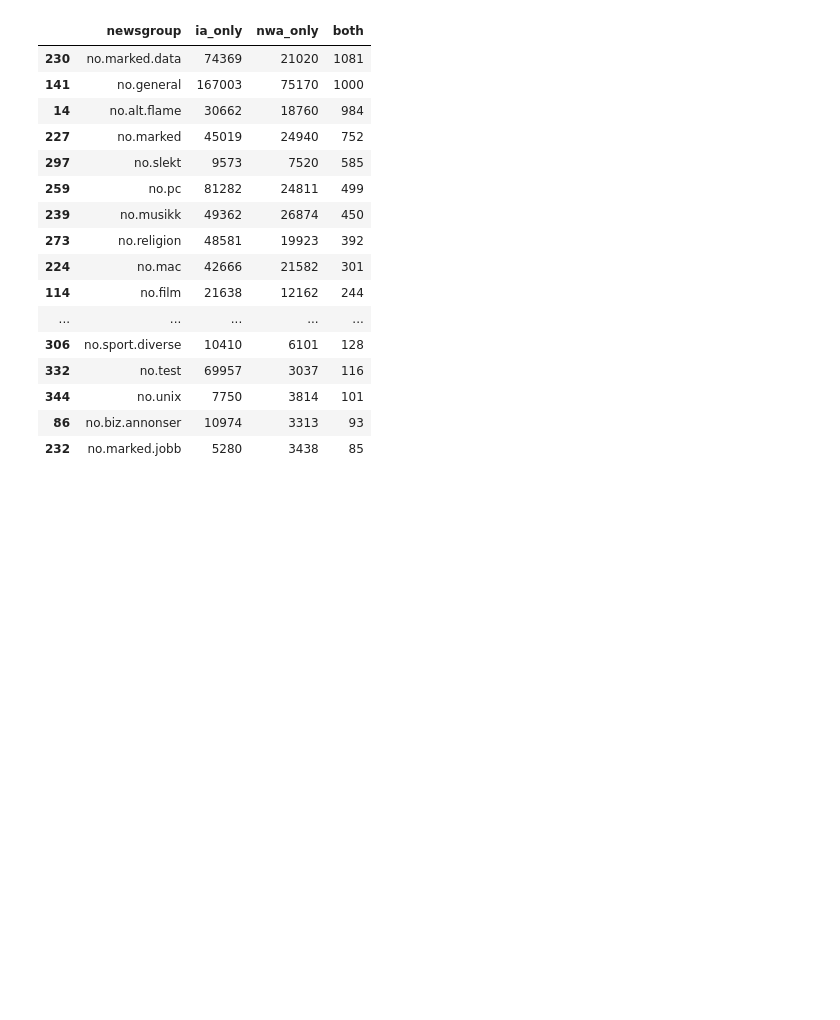
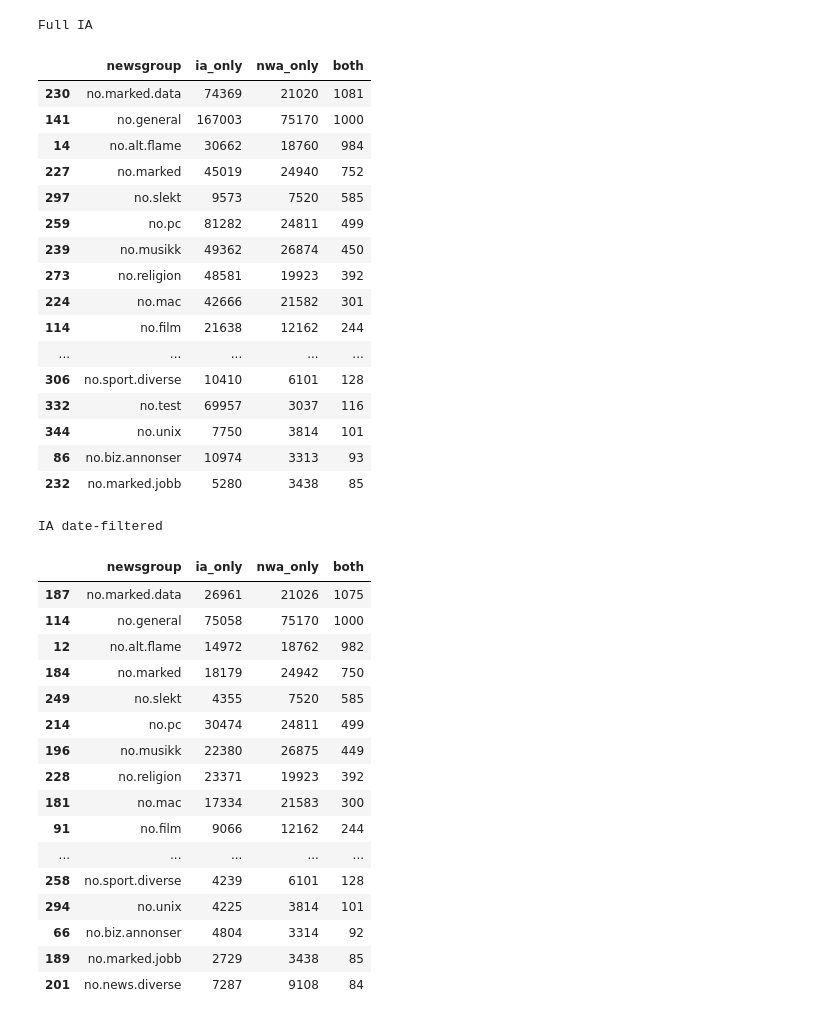
Before and after one commit to NationalLibraryOfNorway/norwegian_usenet, a Jupyter notebook: notebooks/compare_ia_nwa_content.ipynb, the cells around one changed output. Cells and saved outputs as stored; diff of their text form; code cells hidden in the pictures; blank space fills up the shorter version.

```diff
--- a/notebooks/compare_ia_nwa_content.ipynb
+++ b/notebooks/compare_ia_nwa_content.ipynb
@@ -5,24 +17,42 @@ from matplotlib_venn import venn2
 # %%
-df = pd.read_csv("../data/ia_nwa_content_comparison.csv").sort_values(
-    "both", ascending=False
-)
-df.head(20)
+for label, df in [("Full IA", full), ("IA date-filtered", filtered)]:
+    print(f"\n{label}")
+    display(df.head(20))
 # %% [output]
+Full IA
 |  | newsgroup | ia_only | nwa_only | both |
 | 230 | no.marked.data | 74369 | 21020 | 1081 |
 | 141 | no.general | 167003 | 75170 | 1000 |
 | 14 | no.alt.flame | 30662 | 18760 | 984 |
 | 227 | no.marked | 45019 | 24940 | 752 |
 | 297 | no.slekt | 9573 | 7520 | 585 |
 | 259 | no.pc | 81282 | 24811 | 499 |
 | 239 | no.musikk | 49362 | 26874 | 450 |
 | 273 | no.religion | 48581 | 19923 | 392 |
 | 224 | no.mac | 42666 | 21582 | 301 |
 | 114 | no.film | 21638 | 12162 | 244 |
 | ... | ... | ... | ... | ... |
 | 306 | no.sport.diverse | 10410 | 6101 | 128 |
 | 332 | no.test | 69957 | 3037 | 116 |
 | 344 | no.unix | 7750 | 3814 | 101 |
 | 86 | no.biz.annonser | 10974 | 3313 | 93 |
 | 232 | no.marked.jobb | 5280 | 3438 | 85 |
+IA date-filtered
+|  | newsgroup | ia_only | nwa_only | both |
+| 187 | no.marked.data | 26961 | 21026 | 1075 |
+| 114 | no.general | 75058 | 75170 | 1000 |
+| 12 | no.alt.flame | 14972 | 18762 | 982 |
+| 184 | no.marked | 18179 | 24942 | 750 |
+| 249 | no.slekt | 4355 | 7520 | 585 |
+| 214 | no.pc | 30474 | 24811 | 499 |
+| 196 | no.musikk | 22380 | 26875 | 449 |
+| 228 | no.religion | 23371 | 19923 | 392 |
+| 181 | no.mac | 17334 | 21583 | 300 |
+| 91 | no.film | 9066 | 12162 | 244 |
+| ... | ... | ... | ... | ... |
+| 258 | no.sport.diverse | 4239 | 6101 | 128 |
+| 294 | no.unix | 4225 | 3814 | 101 |
+| 66 | no.biz.annonser | 4804 | 3314 | 92 |
+| 189 | no.marked.jobb | 2729 | 3438 | 85 |
+| 201 | no.news.diverse | 7287 | 9108 | 84 |
 # %%
```
Also changed, not shown: parts of 5 cells of this notebook, 5 other files.
